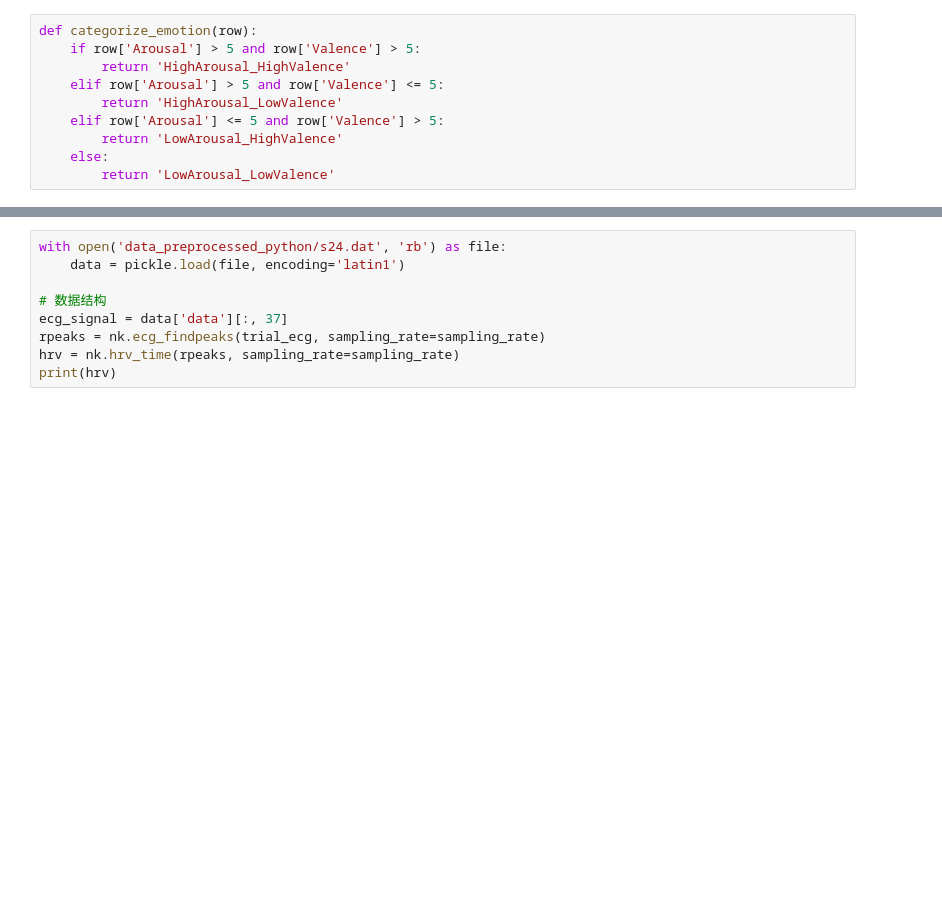
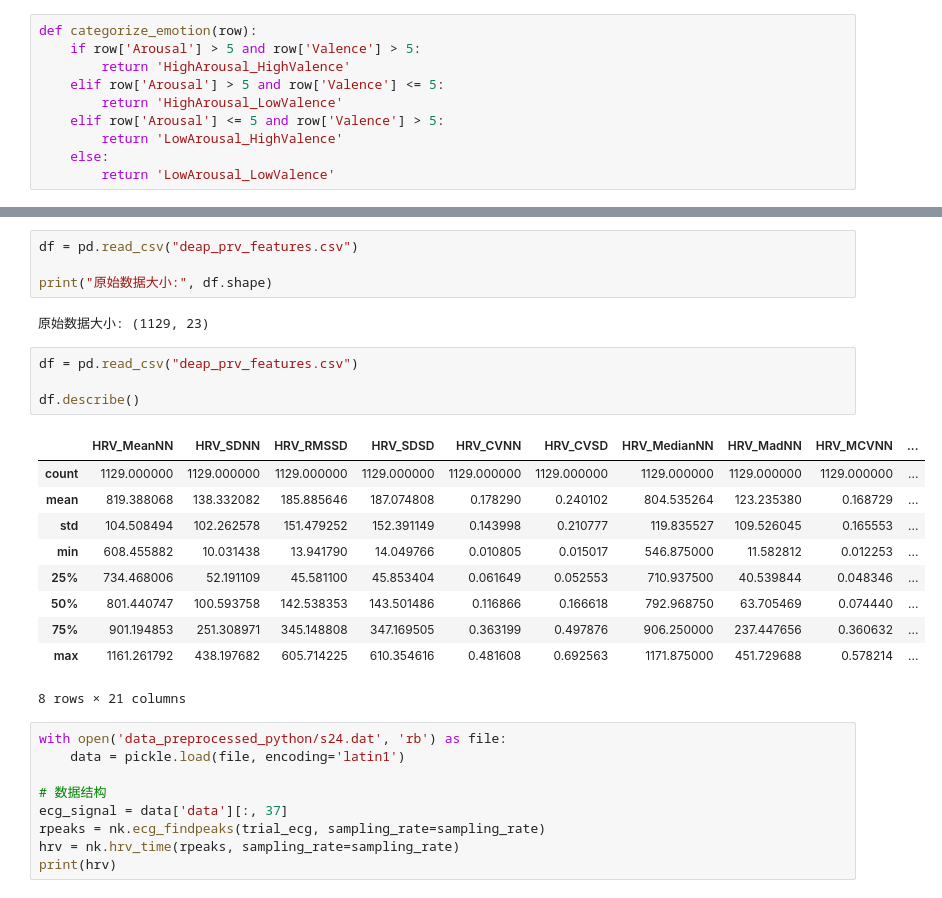
Before and after one commit to Edw2001/LumoData, a Jupyter notebook: processing.ipynb, the cells around one changed output, grey strips where cells are left out. Saved outputs shown, nothing was run; the diff lists cells and outputs as text; blank space fills up the shorter version.

```diff
--- a/processing.ipynb
+++ b/processing.ipynb
@@ -247,3 +205,24 @@ final_result_df
+# %%
+df = pd.read_csv("deap_prv_features.csv")
+
+print("原始数据大小:", df.shape)
+# %% [output]
+原始数据大小: (1129, 23)
+# %%
+df = pd.read_csv("deap_prv_features.csv")
+
+df.describe()
+# %% [output]
+|  | HRV_MeanNN | HRV_SDNN | HRV_RMSSD | HRV_SDSD | HRV_CVNN | HRV_CVSD | HRV_MedianNN | HRV_MadNN | HRV_MCVNN | ... |
+| count | 1129.000000 | 1129.000000 | 1129.000000 | 1129.000000 | 1129.000000 | 1129.000000 | 1129.000000 | 1129.000000 | 1129.000000 | ... |
+| mean | 819.388068 | 138.332082 | 185.885646 | 187.074808 | 0.178290 | 0.240102 | 804.535264 | 123.235380 | 0.168729 | ... |
+| std | 104.508494 | 102.262578 | 151.479252 | 152.391149 | 0.143998 | 0.210777 | 119.835527 | 109.526045 | 0.165553 | ... |
+| min | 608.455882 | 10.031438 | 13.941790 | 14.049766 | 0.010805 | 0.015017 | 546.875000 | 11.582812 | 0.012253 | ... |
+| 25% | 734.468006 | 52.191109 | 45.581100 | 45.853404 | 0.061649 | 0.052553 | 710.937500 | 40.539844 | 0.048346 | ... |
+| 50% | 801.440747 | 100.593758 | 142.538353 | 143.501486 | 0.116866 | 0.166618 | 792.968750 | 63.705469 | 0.074440 | ... |
+| 75% | 901.194853 | 251.308971 | 345.148808 | 347.169505 | 0.363199 | 0.497876 | 906.250000 | 237.447656 | 0.360632 | ... |
+| max | 1161.261792 | 438.197682 | 605.714225 | 610.354616 | 0.481608 | 0.692563 | 1171.875000 | 451.729688 | 0.578214 | ... |
+8 rows × 21 columns
 # %%
 with open('data_preprocessed_python/s24.dat', 'rb') as file:
     data = pickle.load(file, encoding='latin1')
```
Also changed, not shown: parts of 4 cells of this notebook, 3 other files.
